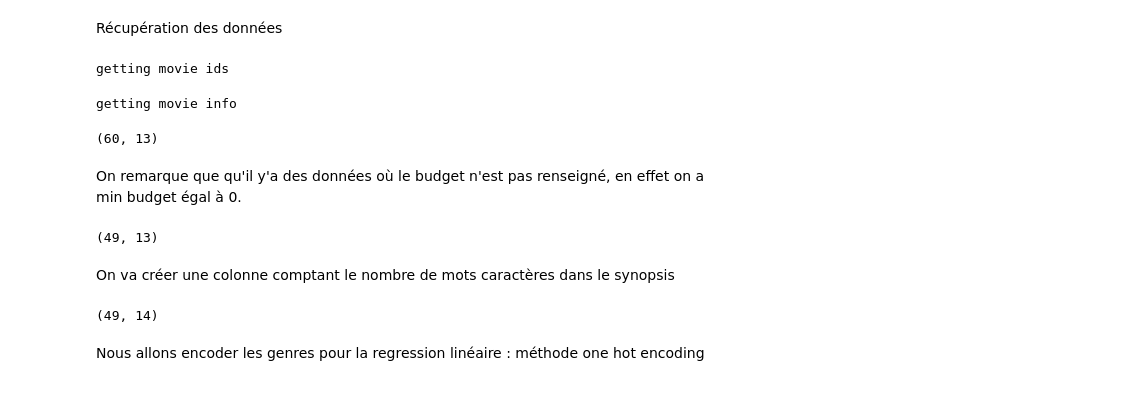
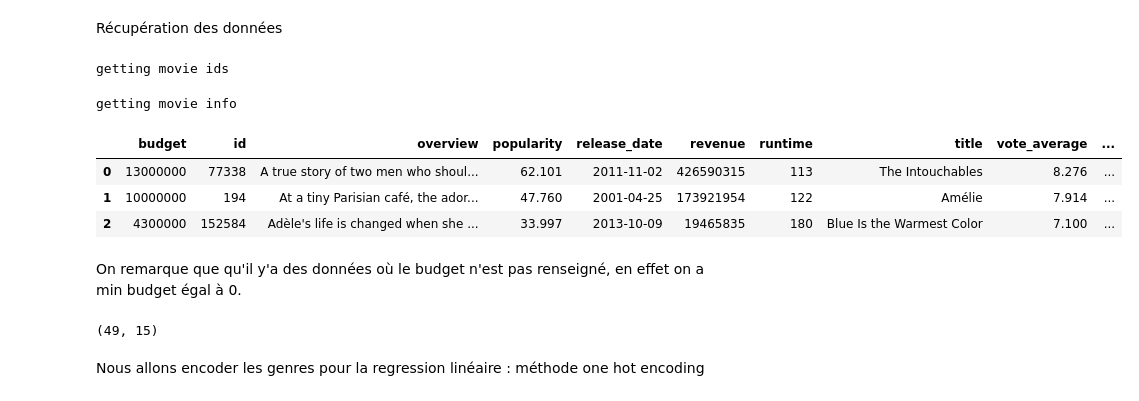
Before and after one commit to gillesfevry/MiseEnProd, a Jupyter notebook: analyse.descriptive.ipynb, the cells around one changed output. Drawn from its saved outputs; the diff is of its cells as text; code cells hidden in the pictures.

```diff
--- a/analyse.descriptive.ipynb
+++ b/analyse.descriptive.ipynb
@@ -16,31 +16,25 @@ Récupération des données
 # %%
 ids= td.get_movie_ids_list(3, headers=td.headers)
 df=td.get_movies_info(ids,headers=td.headers)
 df1=td.drop_useless_info(df)
 df1=td.keep_main_genre(df1)
 df1=td.full_poster_path(df1)
-df1.head()
-df1.describe()
-df1.shape
+df1=td.count_words(df1)
+df1.head(3)
 # %% [output]
 getting movie ids
 getting movie info
-(60, 13)
+|  | budget | id | overview | popularity | release_date | revenue | runtime | title | vote_average | ... |
+| 0 | 13000000 | 77338 | A true story of two men who shoul... | 62.101 | 2011-11-02 | 426590315 | 113 | The Intouchables | 8.276 | ... |
+| 1 | 10000000 | 194 | At a tiny Parisian café, the ador... | 47.760 | 2001-04-25 | 173921954 | 122 | Amélie | 7.914 | ... |
+| 2 | 4300000 | 152584 | Adèle's life is changed when she ... | 33.997 | 2013-10-09 | 19465835 | 180 | Blue Is the Warmest Color | 7.100 | ... |
 # %% [markdown]
 On remarque que qu'il y'a des données où le budget n'est pas renseigné, en effet on a min budget égal à 0.
 # %%
 df1=df1.loc[df1["budget"]!=0] # on supprime les lignes où le budget n'est pas renseigné, l'imputation est possible par le budget moyen, pour le moment on fait le choix de ne pas imputer
 df1.shape
 # %% [output]
-(49, 13)
+(49, 15)
-# %% [markdown]
-On va créer une colonne comptant le nombre de mots caractères dans le synopsis
-# %%
-df1["overview_count"]=df1["overview"].map(len)
-df1.head()
-df1.shape
-# %% [output]
-(49, 14)
 # %% [markdown]
 Nous allons encoder les genres pour la regression linéaire : méthode one hot encoding
 # %%
```
Also changed, not shown: parts of 7 cells of this notebook, 4 other files.
